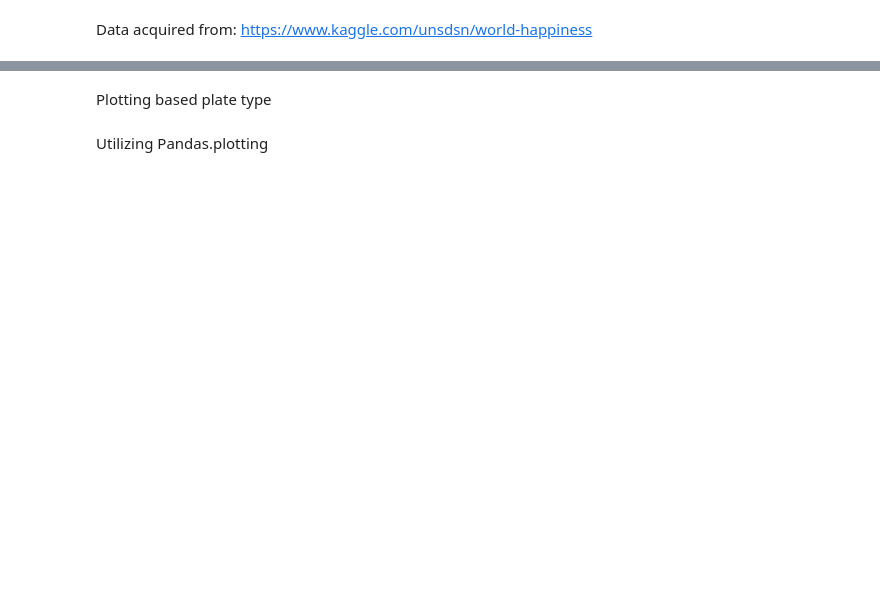
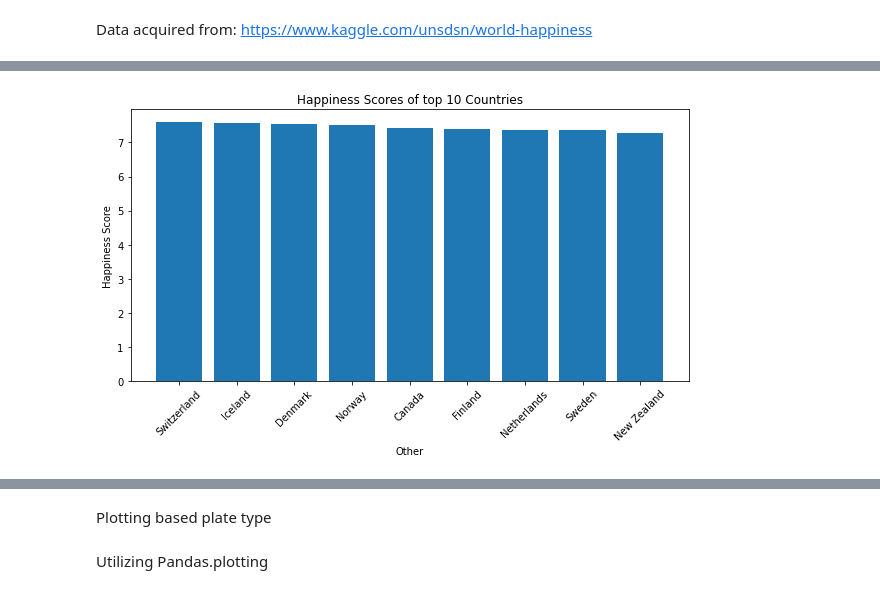
Before and after one commit to teddywaweru/DataGlacier, a Jupyter notebook: Article_Writing/visualization.ipynb, the cells around one changed output, grey strips where cells are left out. Drawn from its saved outputs; the diff is of its cells as text; code cells hidden in the pictures; blank space fills up the shorter version.

```diff
--- a/Article_Writing/visualization.ipynb
+++ b/Article_Writing/visualization.ipynb
@@ -23,0 +112,13 @@ whr19_df = pd.read_csv('datasets/WorldHappinessReport/2019.csv')
+# %%
+
+fig , ax = mp.subplots(figsize = (10,5))
+
+ax.bar(x = whr15_df[whr15_df['Happiness Rank'] < 10]['Country'],
+        height = whr15_df[whr15_df['Happiness Rank'] < 10]['Happiness Score'])
+ax.set(xlabel = "Country", ylabel = 'Happiness Score', title = 'Happiness Scores of top 10 Countries')
+ax.set_xlabel('Other')
+# ax.set_xticklabels(ax.get_xticks(),rotation = 45)
+ax.tick_params(axis = 'x', labelrotation = 45)
+mp.show()
+# %% [output]
+[figure, added]
```
Also changed, not shown: parts of 34 cells of this notebook, 4 other files.
